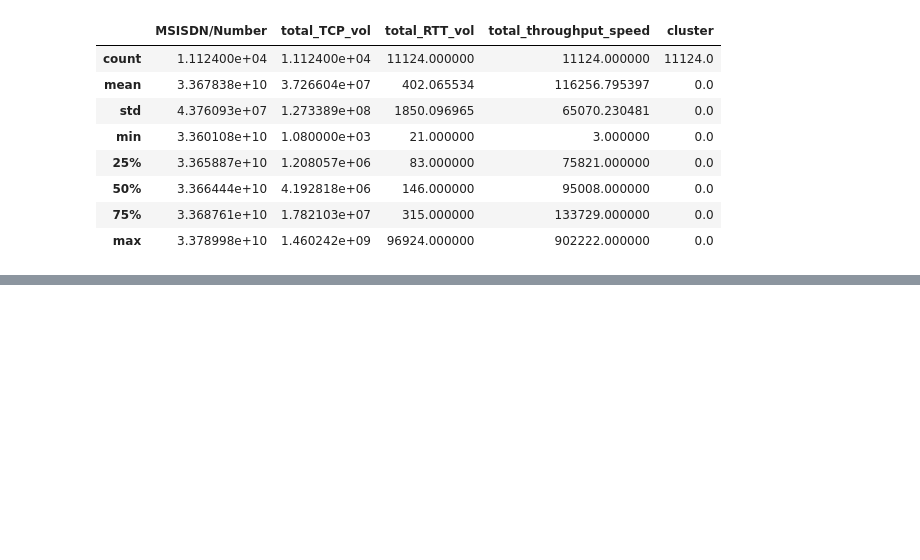
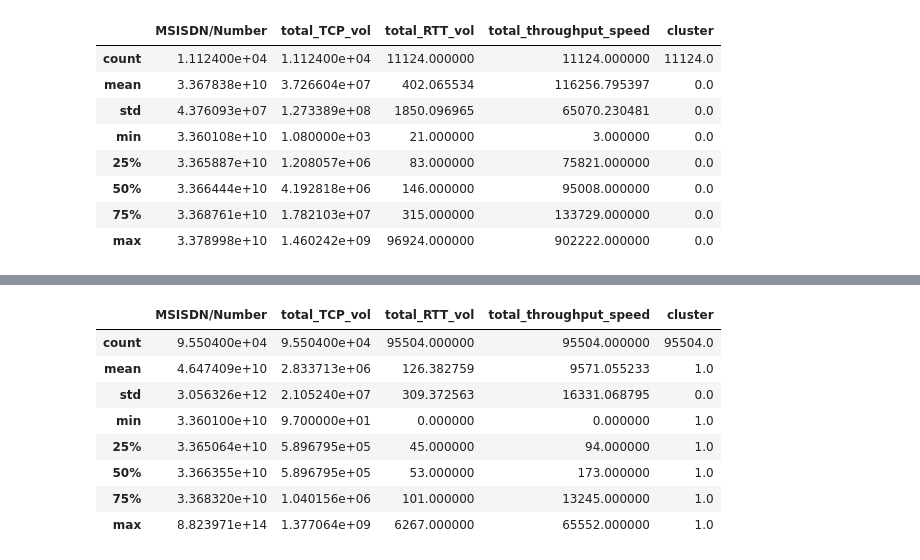
Before and after one commit to wastb/KIAM-Week-2, a Jupyter notebook: notebooks/user_experience.ipynb, the cells around one changed output, grey strips where cells are left out. Cells and saved outputs as stored; diff of their text form; code cells hidden in the pictures; blank space fills up the shorter version.

```diff
--- a/notebooks/user_experience.ipynb
+++ b/notebooks/user_experience.ipynb
@@ -93,6 +73,4 @@ sns.histplot(df['Avg Bearer TP UL (kbps)'], bins=20, kde=True, ax=axes[2, 1])
 # %%
 # The data skewed let's replace it with the median of the corresponding column
 
-numerical_cols = ['TCP UL Retrans. Vol (Bytes)','TCP DL Retrans. Vol (Bytes)', 'Avg RTT DL (ms)',
-                   'Avg RTT UL (ms)','Avg Bearer TP DL (kbps)','Avg Bearer TP UL (kbps)']
-df[numerical_cols] = df[numerical_cols].fillna(df[numerical_cols].median())
+task3.replace_with_median(df)
@@ -118,13 +98,8 @@ Missing rows droped
 dc.drop_duplicates(df)
 # %% [output]
 Duplicate values removed
-# %%
-# Aggregate the data for user experience analysis
-
-df['total_TCP'] = df['TCP DL Retrans. Vol (Bytes)'] + df['TCP UL Retrans. Vol (Bytes)']
-df['total_RTT'] = df['Avg RTT DL (ms)'] + df['Avg RTT UL (ms)']
-df['total_throughput'] = df['Avg Bearer TP DL (kbps)'] + df['Avg Bearer TP UL (kbps)']
-
-df_experience_aggregated = df.groupby(['MSISDN/Number','Handset Type']).agg(total_TCP_vol = ('total_TCP','sum'), total_RTT_vol = ('total_RTT','sum'),
-                                                                            total_throughput_speed = ('total_throughput','sum')).reset_index()
+# %%
+# Aggregate the data for user experience analysis
+
+df_experience_metrics = task3.experience_metrics(df)
 # %%
@@ -240,0 +298,14 @@ dp.statistical_summary(cluster_0)
+# %%
+cluster_1 = df_experience_metrics[df_experience_metrics['cluster'] == 1]
+# %%
+dp.statistical_summary(cluster_1)
+# %% [output]
+|  | MSISDN/Number | total_TCP_vol | total_RTT_vol | total_throughput_speed | cluster |
+| count | 9.550400e+04 | 9.550400e+04 | 95504.000000 | 95504.000000 | 95504.0 |
+| mean | 4.647409e+10 | 2.833713e+06 | 126.382759 | 9571.055233 | 1.0 |
+| std | 3.056326e+12 | 2.105240e+07 | 309.372563 | 16331.068795 | 0.0 |
+| min | 3.360100e+10 | 9.700000e+01 | 0.000000 | 0.000000 | 1.0 |
+| 25% | 3.365064e+10 | 5.896795e+05 | 45.000000 | 94.000000 | 1.0 |
+| 50% | 3.366355e+10 | 5.896795e+05 | 53.000000 | 173.000000 | 1.0 |
+| 75% | 3.368320e+10 | 1.040156e+06 | 101.000000 | 13245.000000 | 1.0 |
+| max | 8.823971e+14 | 1.377064e+09 | 6267.000000 | 65552.000000 | 1.0 |
```
Also changed, not shown: parts of 27 cells of this notebook, 2 other files.
